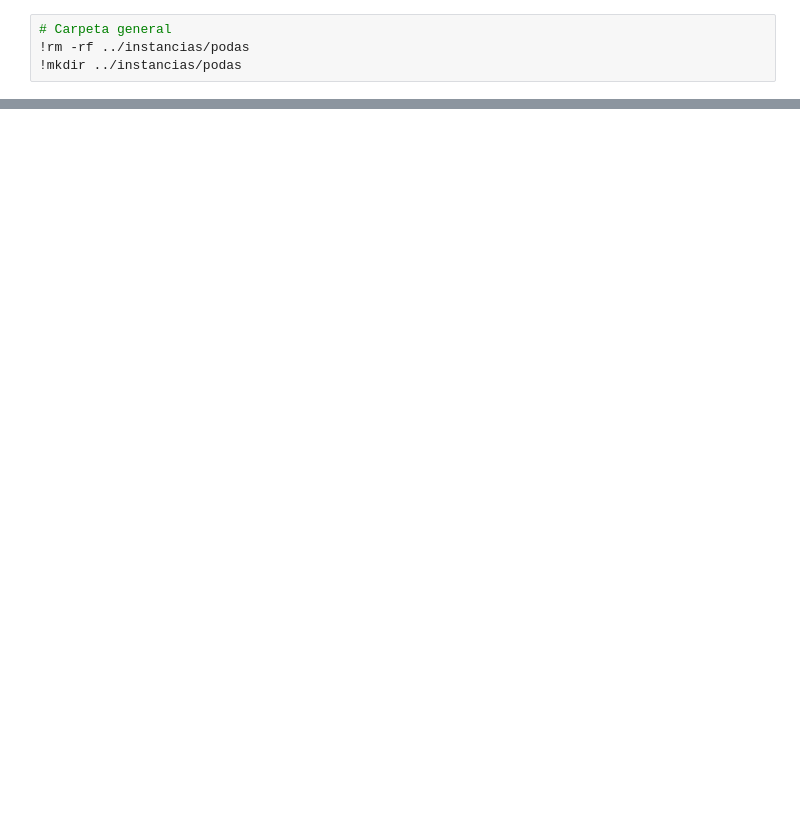
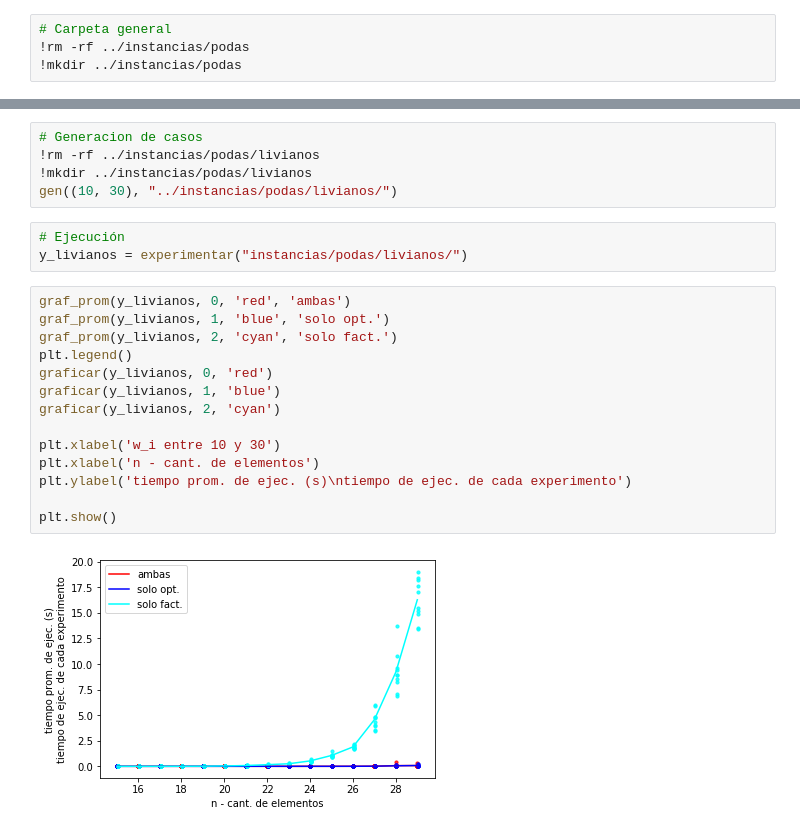
Before and after one commit to ilanolkies/algo3-tp1, a Jupyter notebook: notebooks/podas.ipynb, the cells around one changed output, grey strips where cells are left out. Drawn from its saved outputs; the diff is of its cells as text; blank space fills up the shorter version.

```diff
--- a/notebooks/podas.ipynb
+++ b/notebooks/podas.ipynb
@@ -163,0 +185,24 @@ plt.show()
+# %%
+# Generacion de casos
+!rm -rf ../instancias/podas/livianos
+!mkdir ../instancias/podas/livianos
+gen((10, 30), "../instancias/podas/livianos/")
+# %%
+# Ejecución
+y_livianos = experimentar("instancias/podas/livianos/")
+# %%
+graf_prom(y_livianos, 0, 'red', 'ambas')
+graf_prom(y_livianos, 1, 'blue', 'solo opt.')
+graf_prom(y_livianos, 2, 'cyan', 'solo fact.')
+plt.legend()
+graficar(y_livianos, 0, 'red')
+graficar(y_livianos, 1, 'blue')
+graficar(y_livianos, 2, 'cyan')
+
+plt.xlabel('w_i entre 10 y 30')
+plt.xlabel('n - cant. de elementos')
+plt.ylabel('tiempo prom. de ejec. (s)\ntiempo de ejec. de cada experimento')
+
+plt.show()
+# %% [output]
+[figure, added]
```
Also changed, not shown: parts of 24 cells of this notebook.
